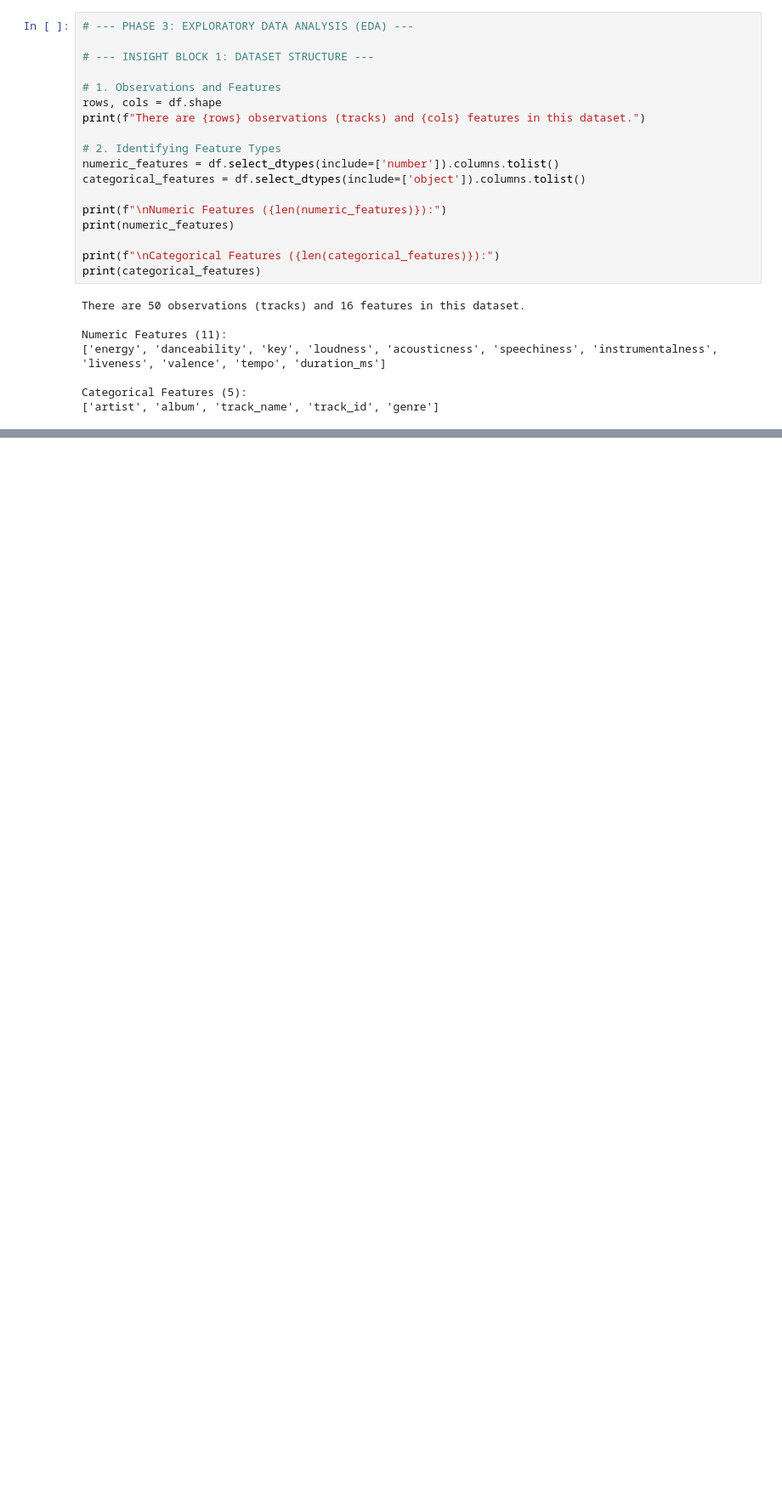
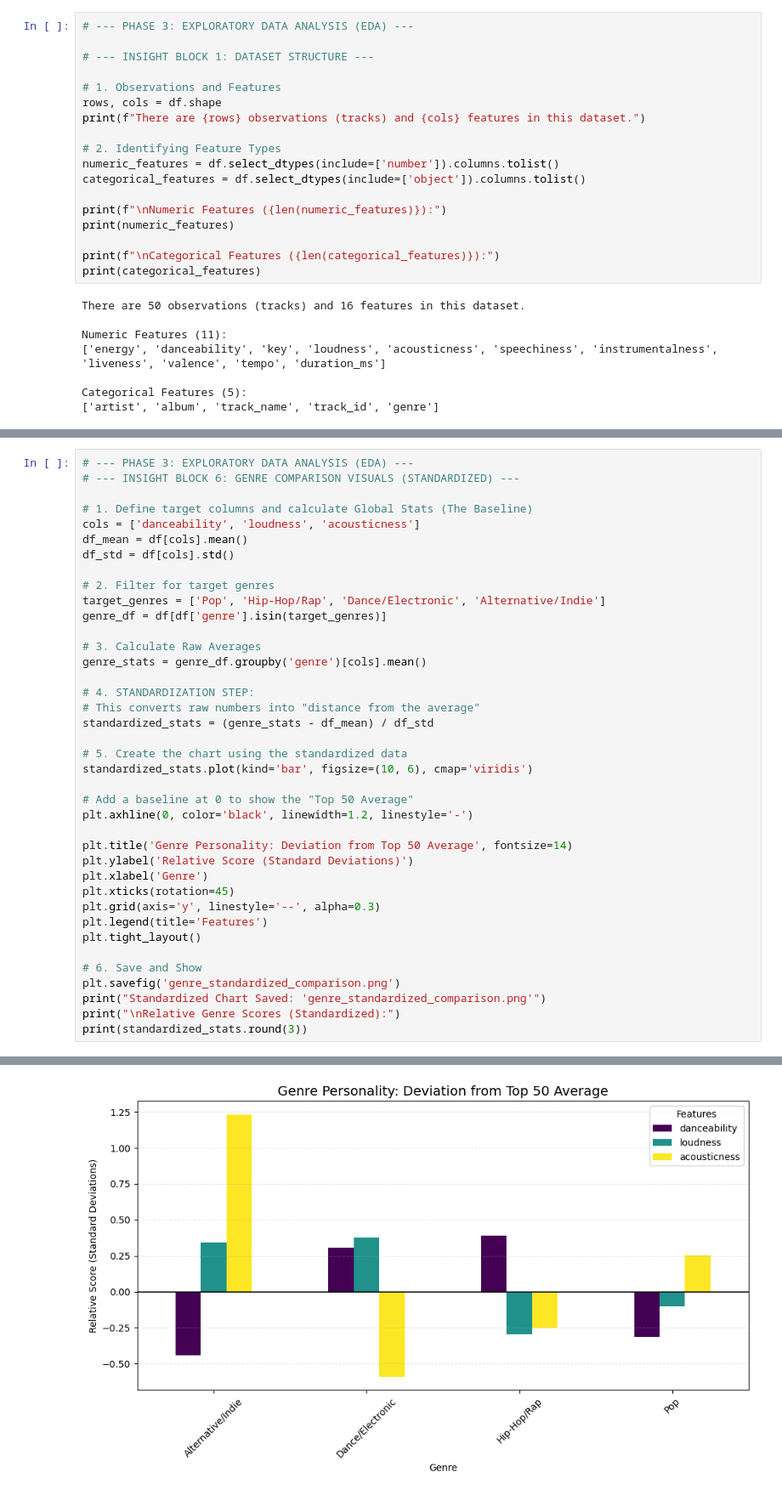
Before and after one commit to joeycocianci/L4-Data-Analytics_S2_Python-Spotify-Analysis, a Jupyter notebook: spotify_analysis.ipynb, the cells around one changed output, grey strips where cells are left out. Shown at 85% size. Saved outputs shown, nothing was run; the diff lists cells and outputs as text; blank space fills up the shorter version.

```diff
--- a/spotify_analysis.ipynb
+++ b/spotify_analysis.ipynb
@@ -241,0 +386,40 @@ Genres with only one song in the top 50: 10
+# %%
+# --- PHASE 3: EXPLORATORY DATA ANALYSIS (EDA) ---
+# --- INSIGHT BLOCK 6: GENRE COMPARISON VISUALS (STANDARDIZED) ---
+
+# 1. Define target columns and calculate Global Stats (The Baseline)
+cols = ['danceability', 'loudness', 'acousticness']
+df_mean = df[cols].mean()
+df_std = df[cols].std()
+
+# 2. Filter for target genres
+target_genres = ['Pop', 'Hip-Hop/Rap', 'Dance/Electronic', 'Alternative/Indie']
+genre_df = df[df['genre'].isin(target_genres)]
+
+# 3. Calculate Raw Averages
+genre_stats = genre_df.groupby('genre')[cols].mean()
+
+# 4. STANDARDIZATION STEP:
+# This converts raw numbers into "distance from the average"
+standardized_stats = (genre_stats - df_mean) / df_std
+
+# 5. Create the chart using the standardized data
+standardized_stats.plot(kind='bar', figsize=(10, 6), cmap='viridis')
+
+# Add a baseline at 0 to show the "Top 50 Average"
+plt.axhline(0, color='black', linewidth=1.2, linestyle='-')
+
+plt.title('Genre Personality: Deviation from Top 50 Average', fontsize=14)
+plt.ylabel('Relative Score (Standard Deviations)')
+plt.xlabel('Genre')
+plt.xticks(rotation=45)
+plt.grid(axis='y', linestyle='--', alpha=0.3)
+plt.legend(title='Features')
+plt.tight_layout()
+
+# 6. Save and Show
+plt.savefig('genre_standardized_comparison.png')
+print("Standardized Chart Saved: 'genre_standardized_comparison.png'")
+print("\nRelative Genre Scores (Standardized):")
+print(standardized_stats.round(3))
+# %% [output]
@@ -241,0 +435 @@ Genres with only one song in the top 50: 10
+[figure, added]
```
Also changed, not shown: parts of 5 cells of this notebook.
